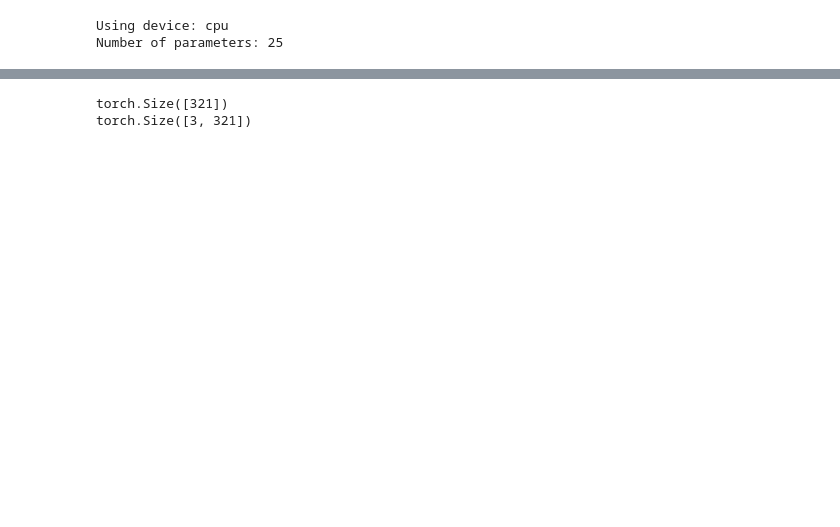
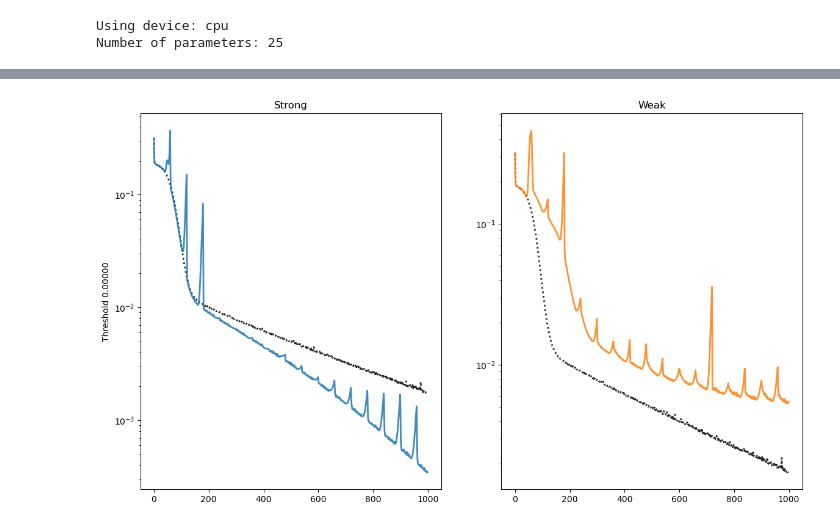
Before and after one commit to gnorman7/learning_gradient_flow, a Jupyter notebook: notebooks/test_gradient_flow_optimizer.ipynb, the cells around one changed output, grey strips where cells are left out. Saved outputs shown, nothing was run; the diff lists cells and outputs as text; code cells hidden in the pictures; blank space fills up the shorter version.

```diff
--- a/notebooks/test_gradient_flow_optimizer.ipynb
+++ b/notebooks/test_gradient_flow_optimizer.ipynb
@@ -384,8 +313,39 @@ plt.show()
-# %%
-param_vec = util_optimizer._gather_flat("params")
-print(param_vec.shape)
-x_param_vec = torch.stack([param_vec]*3, dim=0)
-print(x_param_vec.shape)
-# %% [output]
-torch.Size([321])
-torch.Size([3, 321])
+# %%
+# generate a subplot, where we show the sgd loss in each, but the sindy loss will vary based on threshold and method.
+# two columns (methods) and various rows based on threshold
+
+fig, axs = plt.subplots(len(sparsity_thresholds), 2, figsize=(14, 8), squeeze=False)
+it = 0
+for i, threshold in enumerate(sparsity_thresholds):
+    for j in [0, 1]:
+        method=['strong', 'weak'][j]
+        opt_name = f'sindy_{method}_thresh{threshold:.5f}'
+        # Plot SGD loss
+        axs[i, j].semilogy(
+            optimizers['sgd']['losses'],
+            label='SGD',
+            linewidth=2.0,
+            color='black',
+            alpha=0.85,
+            linestyle=':'
+        )
+        # Plot SINDy loss
+        axs[i, j].semilogy(
+            optimizers[opt_name]['losses'],
+            label=opt_name,
+            linewidth=2.0,
+            color=f'C{it}',
+            # color=f'C{i}',
+            # linestyle=linestyles[it],
+            alpha=0.85,
+        )
+        it += 1
+
+        if i == 0:
+            axs[i, j].set_title(f"{method.capitalize()}")
+        elif i == len(sparsity_thresholds) - 1:
+            axs[i, j].set_xlabel('Epoch')
+        if j == 0:
+            axs[i, j].set_ylabel(f"Threshold {threshold:.5f}")
+# %% [output]
+[figure, added]
```
Also changed, not shown: parts of 6 cells of this notebook, 5 other files.
